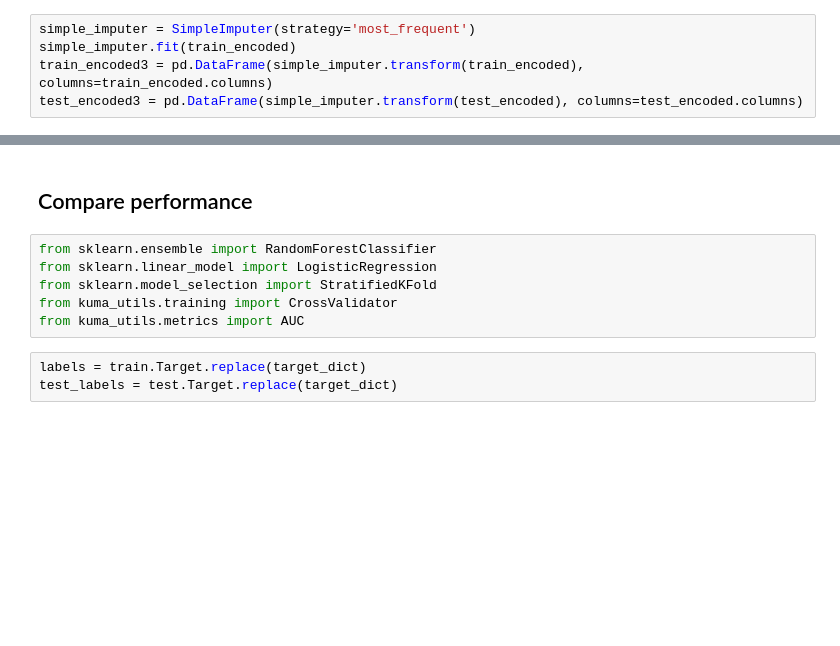
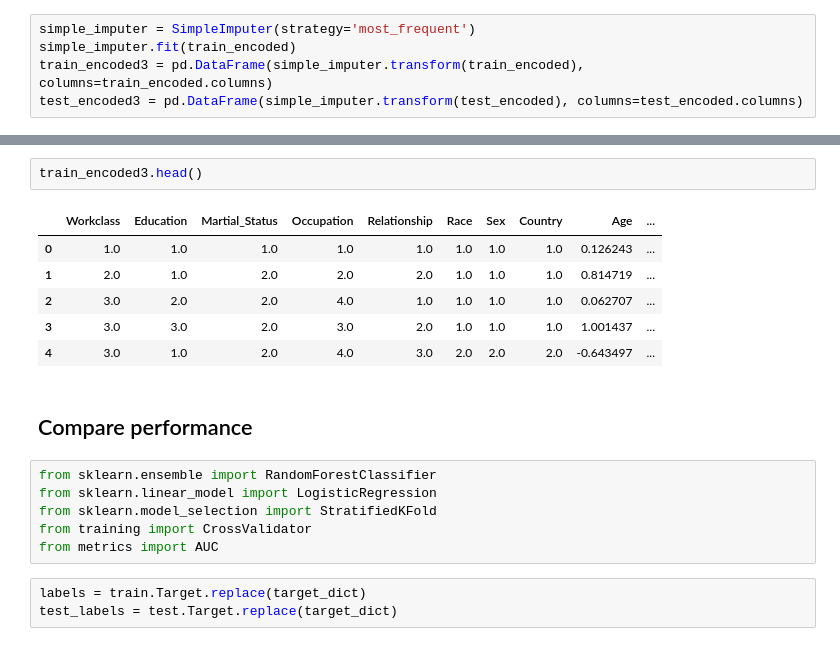
Before and after one commit to takuto0831/Competition-utils, a Jupyter notebook: examples/Data_preprocessing.ipynb, the cells around one changed output, grey strips where cells are left out. Drawn from its saved outputs; the diff is of its cells as text; blank space fills up the shorter version.

```diff
--- a/examples/Data_preprocessing.ipynb
+++ b/examples/Data_preprocessing.ipynb
@@ -141,13 +221,22 @@ dtypes: float64(6), int64(8)
 memory usage: 1.7 MB
 (None, None)
+# %%
+train_encoded3.head()
+# %% [output]
+|  | Workclass | Education | Martial_Status | Occupation | Relationship | Race | Sex | Country | Age | ... |
+| 0 | 1.0 | 1.0 | 1.0 | 1.0 | 1.0 | 1.0 | 1.0 | 1.0 | 0.126243 | ... |
+| 1 | 2.0 | 1.0 | 2.0 | 2.0 | 2.0 | 1.0 | 1.0 | 1.0 | 0.814719 | ... |
+| 2 | 3.0 | 2.0 | 2.0 | 4.0 | 1.0 | 1.0 | 1.0 | 1.0 | 0.062707 | ... |
+| 3 | 3.0 | 3.0 | 2.0 | 3.0 | 2.0 | 1.0 | 1.0 | 1.0 | 1.001437 | ... |
+| 4 | 3.0 | 1.0 | 2.0 | 4.0 | 3.0 | 2.0 | 2.0 | 2.0 | -0.643497 | ... |
 # %% [markdown]
 ## Compare performance
 # %%
 from sklearn.ensemble import RandomForestClassifier
 from sklearn.linear_model import LogisticRegression
 from sklearn.model_selection import StratifiedKFold
-from kuma_utils.training import CrossValidator
-from kuma_utils.metrics import AUC
+from training import CrossValidator
+from metrics import AUC
 # %%
 labels = train.Target.replace(target_dict)
 test_labels = test.Target.replace(target_dict)
```
Also changed, not shown: parts of 23 cells of this notebook, 6 other files.
